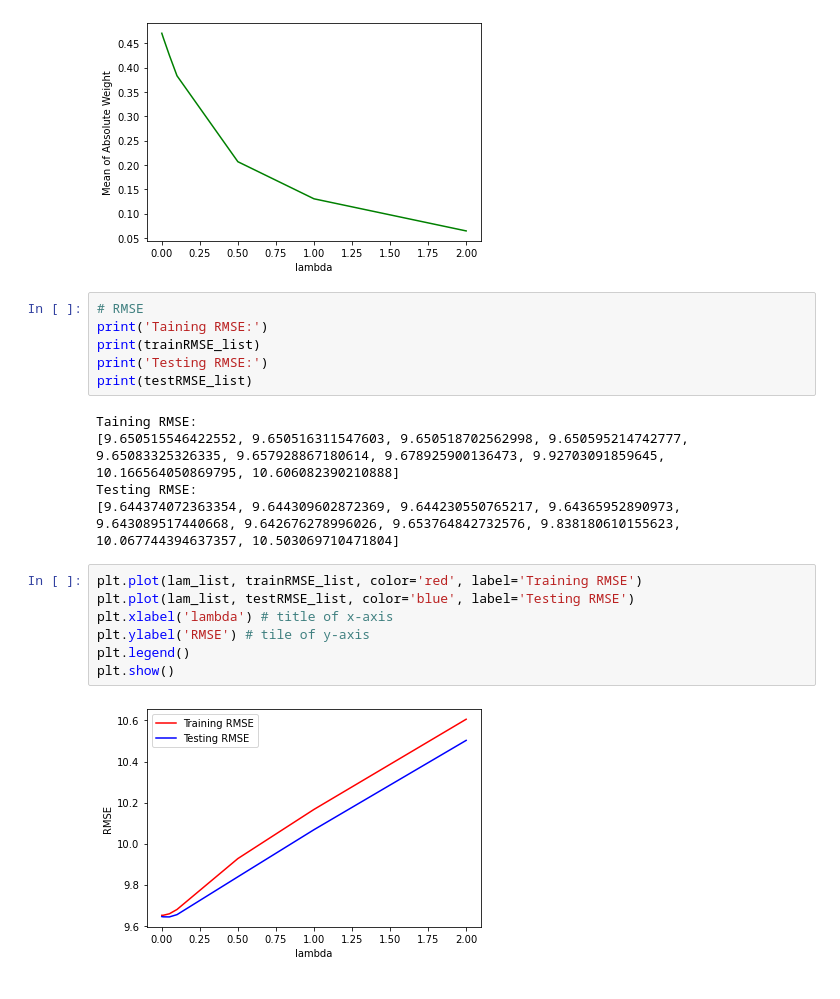
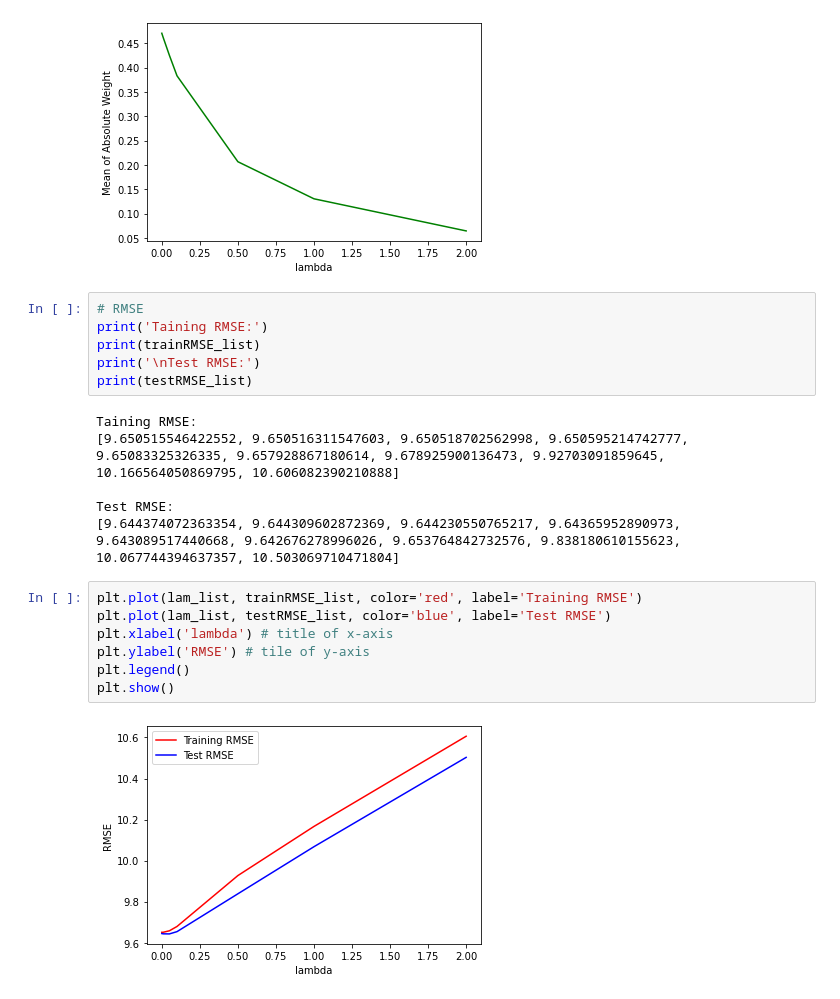
Before and after one commit to chiawen0104/sldl_hw, a Jupyter notebook: hw1/hw1.ipynb, the cells around one changed output. Cells and saved outputs as stored; diff of their text form.

```diff
--- a/hw1/hw1.ipynb
+++ b/hw1/hw1.ipynb
@@ -637,19 +634,20 @@ plt.show()
 # RMSE
 print('Taining RMSE:')
 print(trainRMSE_list)
-print('Testing RMSE:')
+print('\nTest RMSE:')
 print(testRMSE_list)
 # %% [output]
 Taining RMSE:
 [9.650515546422552, 9.650516311547603, 9.650518702562998, 9.650595214742777, 9.65083325326335, 9.657928867180614, 9.678925900136473, 9.92703091859645, 10.166564050869795, 10.606082390210888]
-Testing RMSE:
+
+Test RMSE:
 [9.644374072363354, 9.644309602872369, 9.644230550765217, 9.64365952890973, 9.643089517440668, 9.642676278996026, 9.653764842732576, 9.838180610155623, 10.067744394637357, 10.503069710471804]
 # %%
 plt.plot(lam_list, trainRMSE_list, color='red', label='Training RMSE')
-plt.plot(lam_list, testRMSE_list, color='blue', label='Testing RMSE')
+plt.plot(lam_list, testRMSE_list, color='blue', label='Test RMSE')
 plt.xlabel('lambda') # title of x-axis
 plt.ylabel('RMSE') # tile of y-axis
 plt.legend()
 plt.show()
 # %% [output]
-[figure, old version]
+[figure, new version]
```
Also changed, not shown: parts of 4 cells of this notebook, 1 other file.
